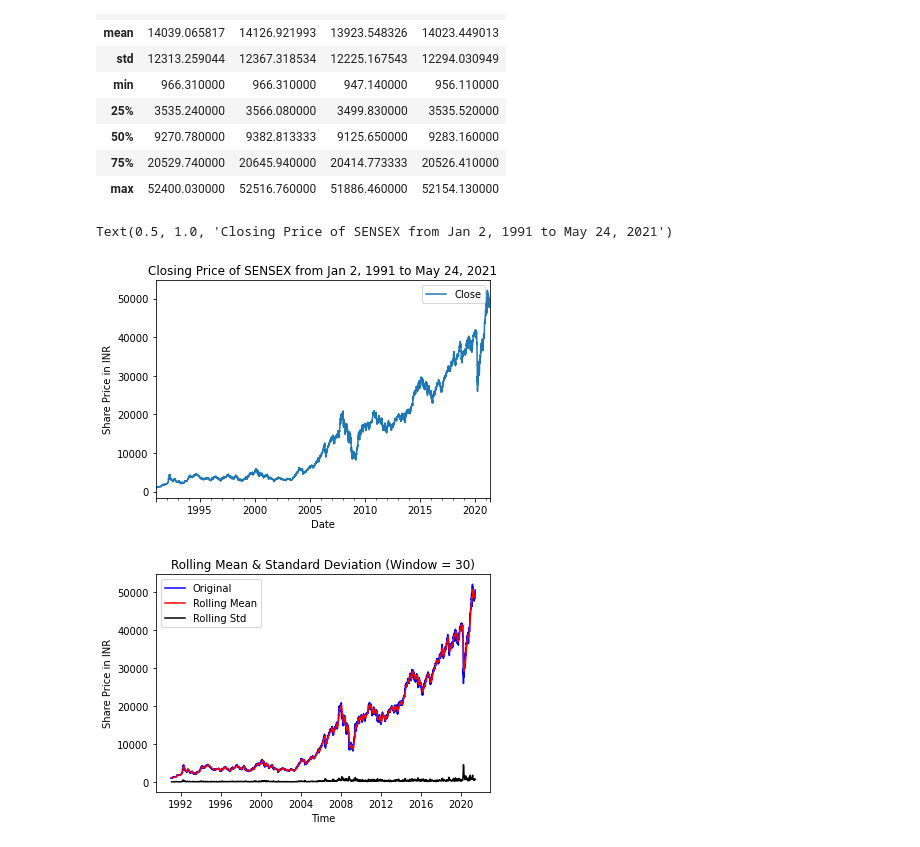
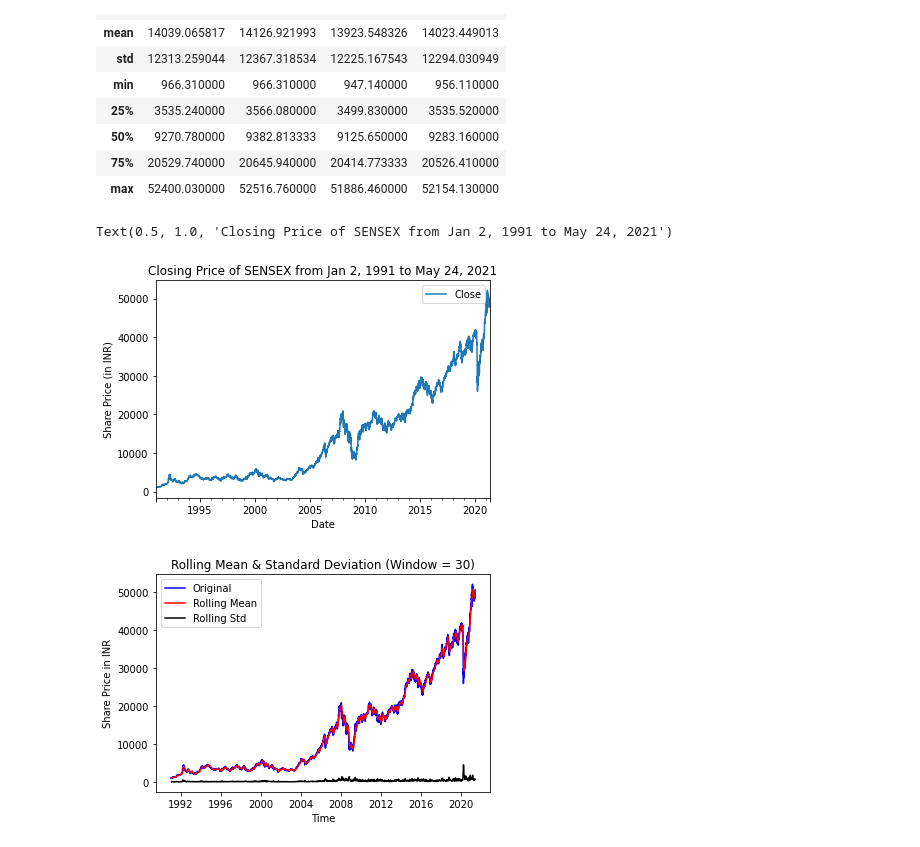
Before and after one commit to ConsultantFoodie/SENSEX_Analysis, a Jupyter notebook: Sensex_ARIMA.ipynb, the cells around one changed output. Drawn from its saved outputs; the diff is of its cells as text; code cells hidden in the pictures.

```diff
--- a/Sensex_ARIMA.ipynb
+++ b/Sensex_ARIMA.ipynb
@@ -49,11 +49,11 @@ del(df['High'])
 del(df['Low'])
 # %%
 df.plot()
-plt.ylabel("Share Price in INR")
+plt.ylabel("Share Price (in INR)")
 plt.title("Closing Price of SENSEX from Jan 2, 1991 to May 24, 2021")
 # %% [output]
 Text(0.5, 1.0, 'Closing Price of SENSEX from Jan 2, 1991 to May 24, 2021')
-[figure, old version]
+[figure, new version]
 # %%
 from statsmodels.tsa.stattools import adfuller
 def test_stationarity(timeseries, label, window=30):
```
Also changed, not shown: parts of 3 cells of this notebook.
